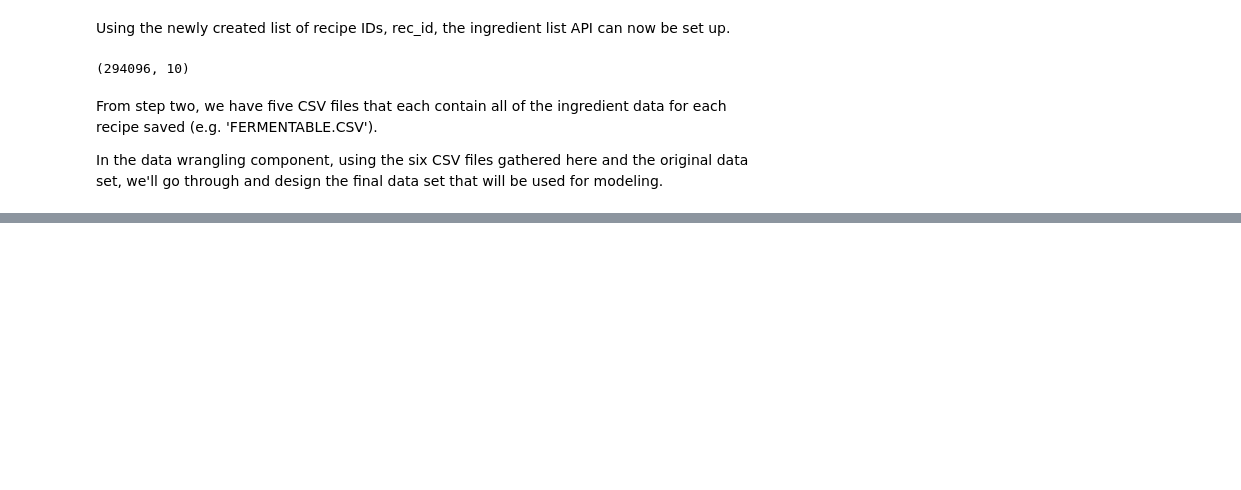
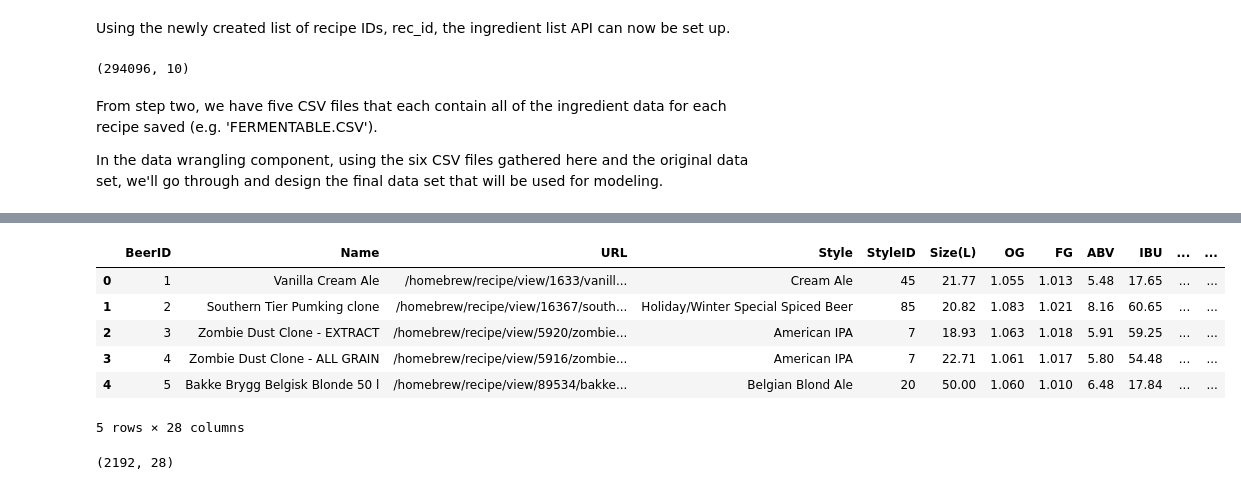
Before and after one commit to wessela42/DSCapstoneProject-2, a Jupyter notebook: DataScienceProject_BeerRatings_DataAquisition.ipynb, the cells around one changed output, grey strips where cells are left out. Cells and saved outputs as stored; diff of their text form; code cells hidden in the pictures; blank space fills up the shorter version.

```diff
--- a/DataScienceProject_BeerRatings_DataAquisition.ipynb
+++ b/DataScienceProject_BeerRatings_DataAquisition.ipynb
@@ -251,0 +385,3 @@ design the final data set that will be used for modeling.
+# %%
+recipe_ID_df = recipe_df.join(id_df['Recipe ID'])
+print(recipe_ID_df.head())
@@ -251,0 +502,10 @@ design the final data set that will be used for modeling.
+# %%
+recipe_ID_review_df.head()
+# %% [output]
+|  | BeerID | Name | URL | Style | StyleID | Size(L) | OG | FG | ABV | IBU | ... | ... |
+| 0 | 1 | Vanilla Cream Ale | /homebrew/recipe/view/1633/vanill... | Cream Ale | 45 | 21.77 | 1.055 | 1.013 | 5.48 | 17.65 | ... | ... |
+| 1 | 2 | Southern Tier Pumking clone | /homebrew/recipe/view/16367/south... | Holiday/Winter Special Spiced Beer | 85 | 20.82 | 1.083 | 1.021 | 8.16 | 60.65 | ... | ... |
+| 2 | 3 | Zombie Dust Clone - EXTRACT | /homebrew/recipe/view/5920/zombie... | American IPA | 7 | 18.93 | 1.063 | 1.018 | 5.91 | 59.25 | ... | ... |
+| 3 | 4 | Zombie Dust Clone - ALL GRAIN | /homebrew/recipe/view/5916/zombie... | American IPA | 7 | 22.71 | 1.061 | 1.017 | 5.80 | 54.48 | ... | ... |
+| 4 | 5 | Bakke Brygg Belgisk Blonde 50 l | /homebrew/recipe/view/89534/bakke... | Belgian Blond Ale | 20 | 50.00 | 1.060 | 1.010 | 6.48 | 17.84 | ... | ... |
+5 rows × 28 columns
@@ -251,0 +514,5 @@ design the final data set that will be used for modeling.
+# %%
+refined_recipe_df.head()
+refined_recipe_df.shape
+# %% [output]
+(2192, 28)
```
Also changed, not shown: parts of 93 cells of this notebook.
